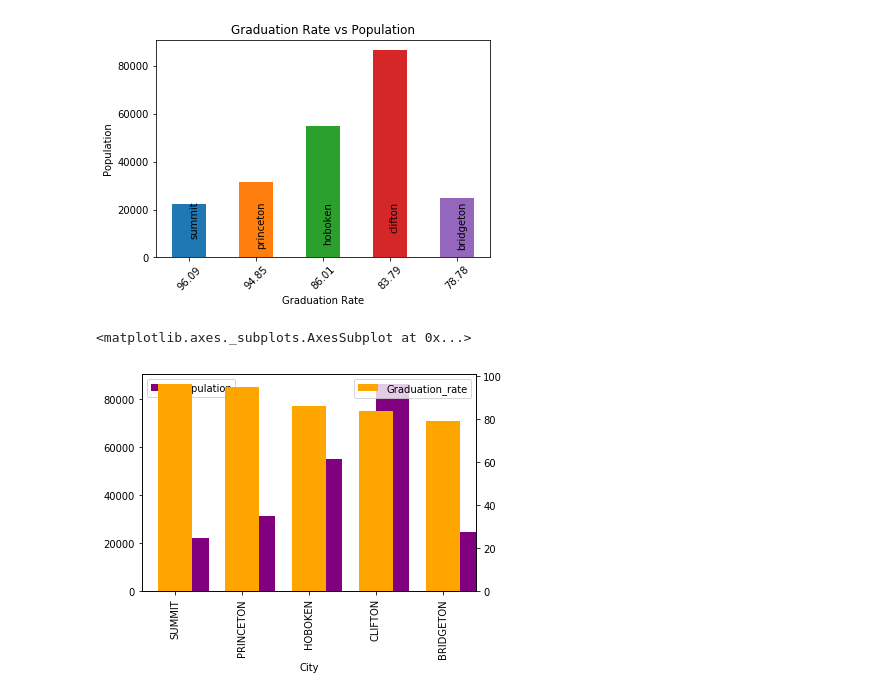
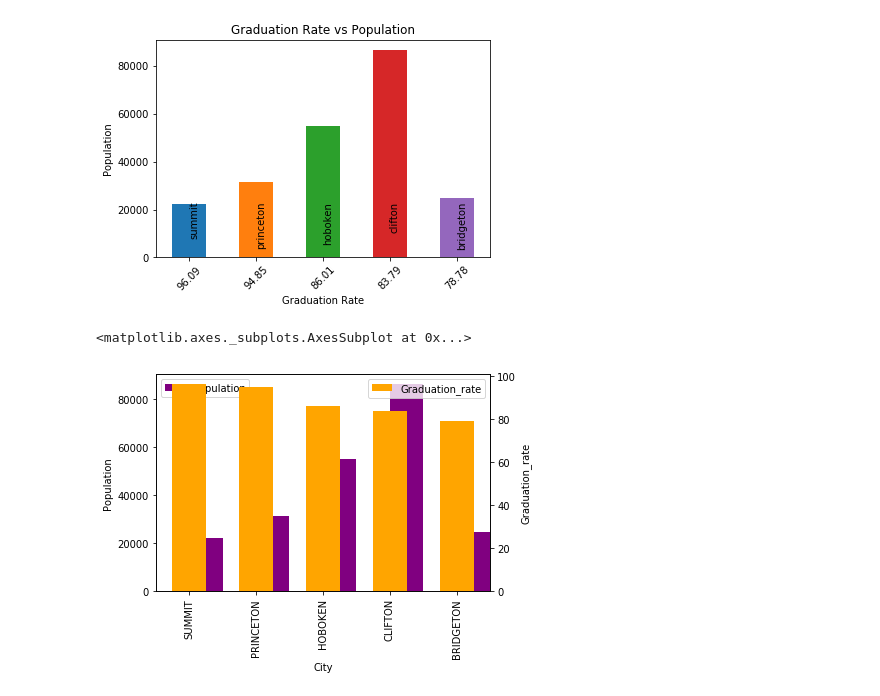
Before and after one commit to fab5-rutgers/first_project, a Jupyter notebook: pop_vs_grad/pop_vs_grad.ipynb, the cells around one changed output. Saved outputs shown, nothing was run; the diff lists cells and outputs as text; code cells hidden in the pictures.

```diff
--- a/pop_vs_grad/pop_vs_grad.ipynb
+++ b/pop_vs_grad/pop_vs_grad.ipynb
@@ -166,26 +166,28 @@ plt.xticks(rotation=45)
 # %%
 #smallset_2016
 fig = plt.figure()
 newax1 = fig.add_subplot(111)
 newax2 = newax1.twinx()
+newax1.set_ylabel("Population")
+newax2.set_ylabel("Graduation_rate")
 d = smallset_2016.plot(
     kind="bar",
     ax=newax1,
     position=0,
     color='purple',
     legend=True,
     y="Population",
 
 )
 
 smallset_2016.plot(
     kind="bar",
     ax=newax2,
     position=.5,
     color='orange',
     legend=True,
     y="Graduation_rate"
 )
 # %% [output]
 <matplotlib.axes._subplots.AxesSubplot at 0x...>
-[figure, old version]
+[figure, new version]
```
